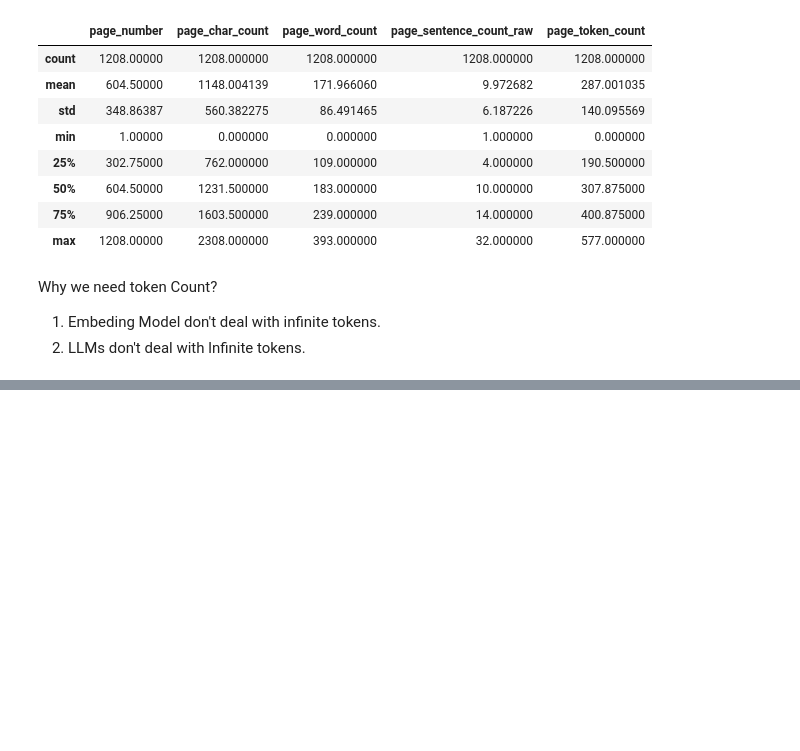
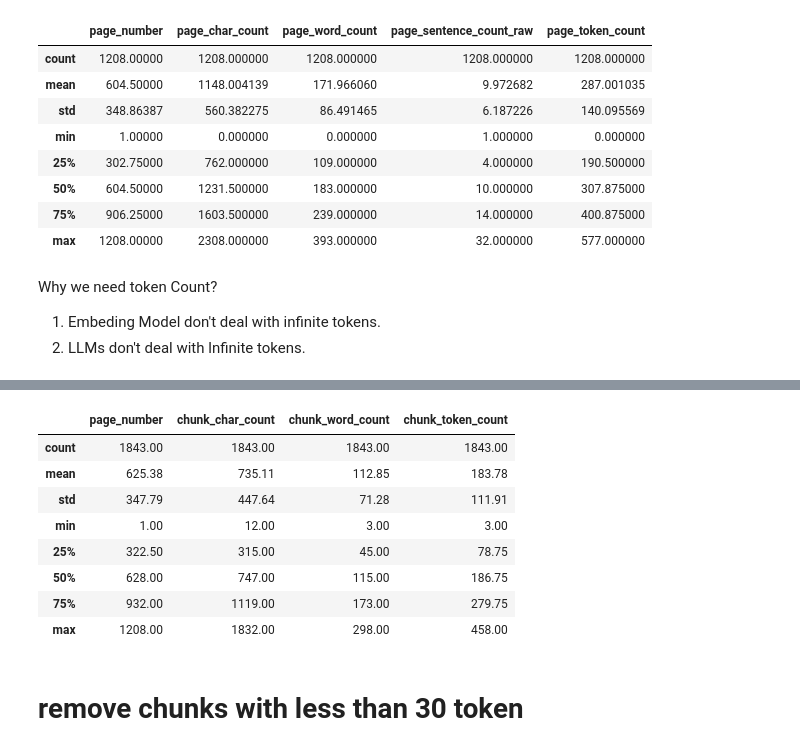
Before and after one commit to prathameshks/FileChat-Using-RAG, a Jupyter notebook: fileChat-with-RAG.ipynb, the cells around one changed output, grey strips where cells are left out. Drawn from its saved outputs; the diff is of its cells as text; code cells hidden in the pictures; blank space fills up the shorter version.

```diff
--- a/fileChat-with-RAG.ipynb
+++ b/fileChat-with-RAG.ipynb
@@ -126,0 +216,12 @@ Why we need token Count?
+# %%
+# define number of sentences chunk
+sentences_chunk_size = 10
+
+# actual function to split list of sentences to list of list of size <= 10 of sentences
+
+def split_sentence_chunk(sentence_list:list[str],size_chunk:int = sentences_chunk_size) -> list[list[str]]:
+    return [sentence_list[i:i + size_chunk] for i in range(0,len(sentence_list),size_chunk)]
+
+test  = list(range(1,26))
+print(test)
+split_sentence_chunk(test)
@@ -126,0 +233,5 @@ Why we need token Count?
+# %%
+# make chunks of original data
+for item in tqdm(pages_and_texts):
+    item["sentence_chunks"] = split_sentence_chunk(item["sentences"],sentences_chunk_size)
+    item["chunk_count"] = len(item["sentence_chunks"])
@@ -126,0 +309,15 @@ Why we need token Count?
+# %%
+df = pd.DataFrame(pages_and_chunks)
+df.describe().round(2)
+# %% [output]
+|  | page_number | chunk_char_count | chunk_word_count | chunk_token_count |
+| count | 1843.00 | 1843.00 | 1843.00 | 1843.00 |
+| mean | 625.38 | 735.11 | 112.85 | 183.78 |
+| std | 347.79 | 447.64 | 71.28 | 111.91 |
+| min | 1.00 | 12.00 | 3.00 | 3.00 |
+| 25% | 322.50 | 315.00 | 45.00 | 78.75 |
+| 50% | 628.00 | 747.00 | 115.00 | 186.75 |
+| 75% | 932.00 | 1119.00 | 173.00 | 279.75 |
+| max | 1208.00 | 1832.00 | 298.00 | 458.00 |
+# %% [markdown]
+# remove chunks with less than 30 token
```
Also changed, not shown: parts of 19 cells of this notebook, 3 other files.
